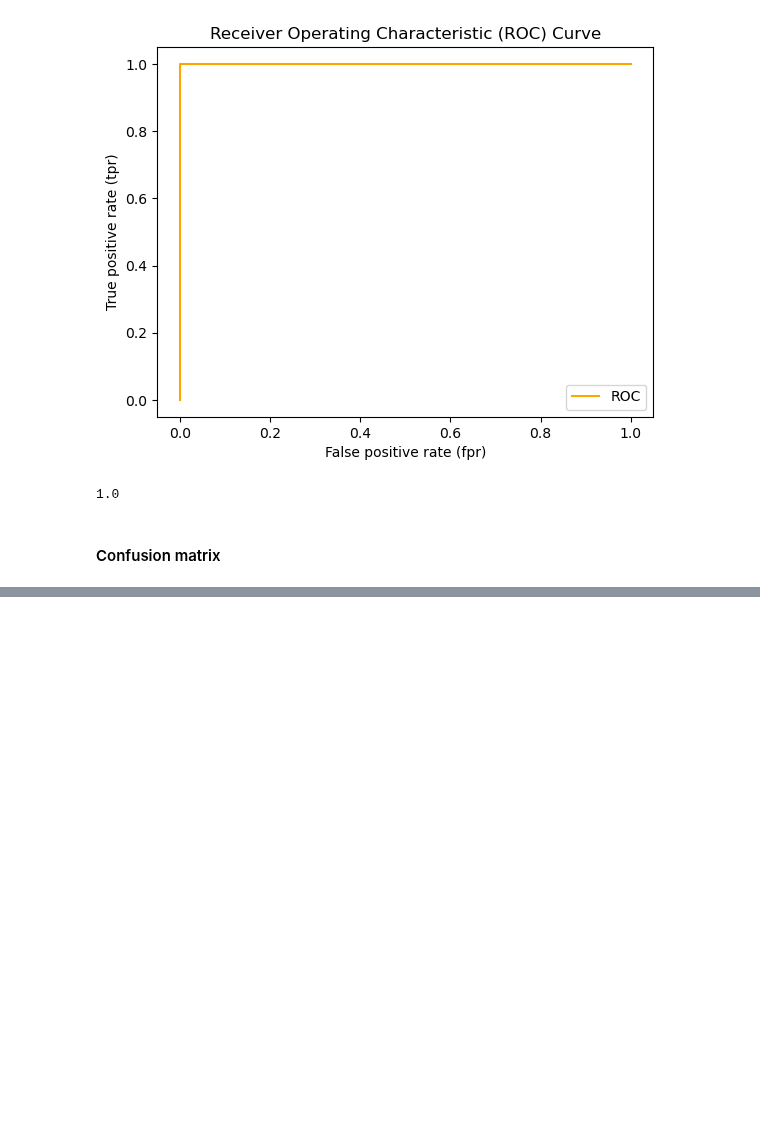
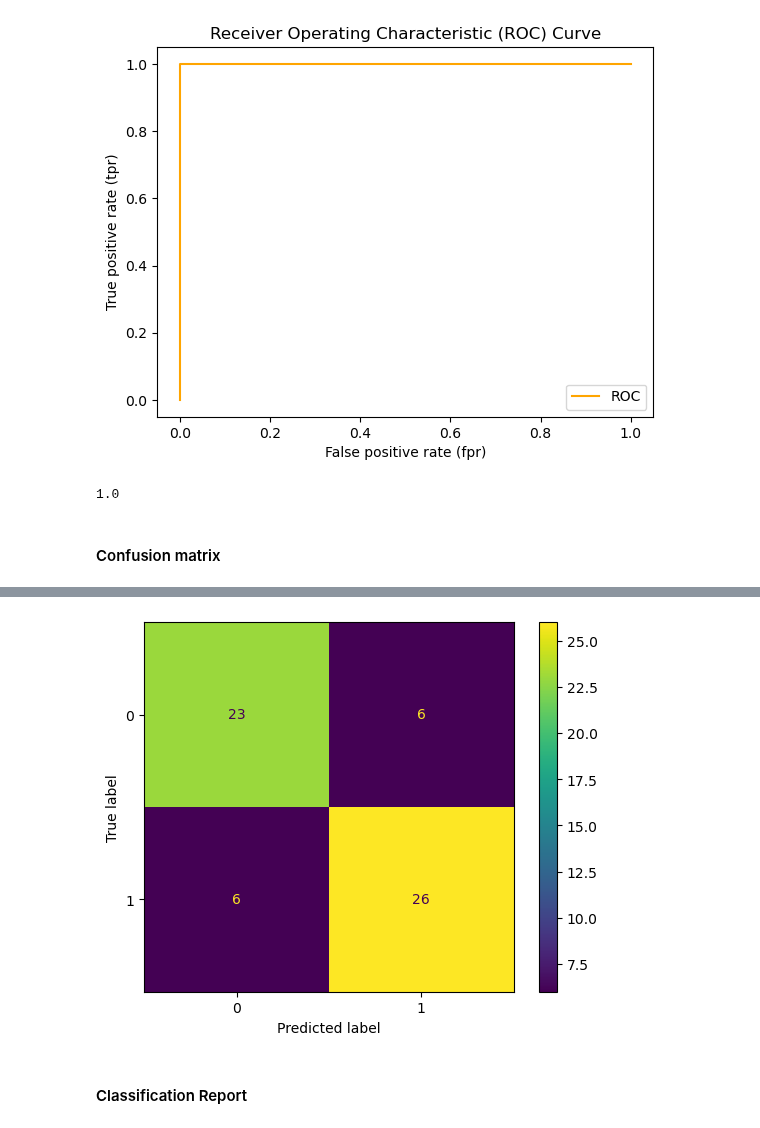
Before and after one commit to Michal-Radomski/Udemy-ML-and-DS-courses, a Jupyter notebook: 04_ML_DS_Bootcamp/01/04_scikit-learn_2.ipynb, the cells around one changed output, grey strips where cells are left out. Cells and saved outputs as stored; diff of their text form; code cells hidden in the pictures; blank space fills up the shorter version.

```diff
--- a/04_ML_DS_Bootcamp/01/04_scikit-learn_2.ipynb
+++ b/04_ML_DS_Bootcamp/01/04_scikit-learn_2.ipynb
@@ -479,0 +511,8 @@ roc_auc_score(y_test, y_test)
+# %%
+# Plot confusion matrix from predictions
+ConfusionMatrixDisplay.from_predictions(y_true=y_test,
+                                        y_pred=y_preds);
+# %% [output]
+[figure, added]
+# %% [markdown]
+#### Classification Report
```
Also changed, not shown: parts of 59 cells of this notebook, 2 other files.
